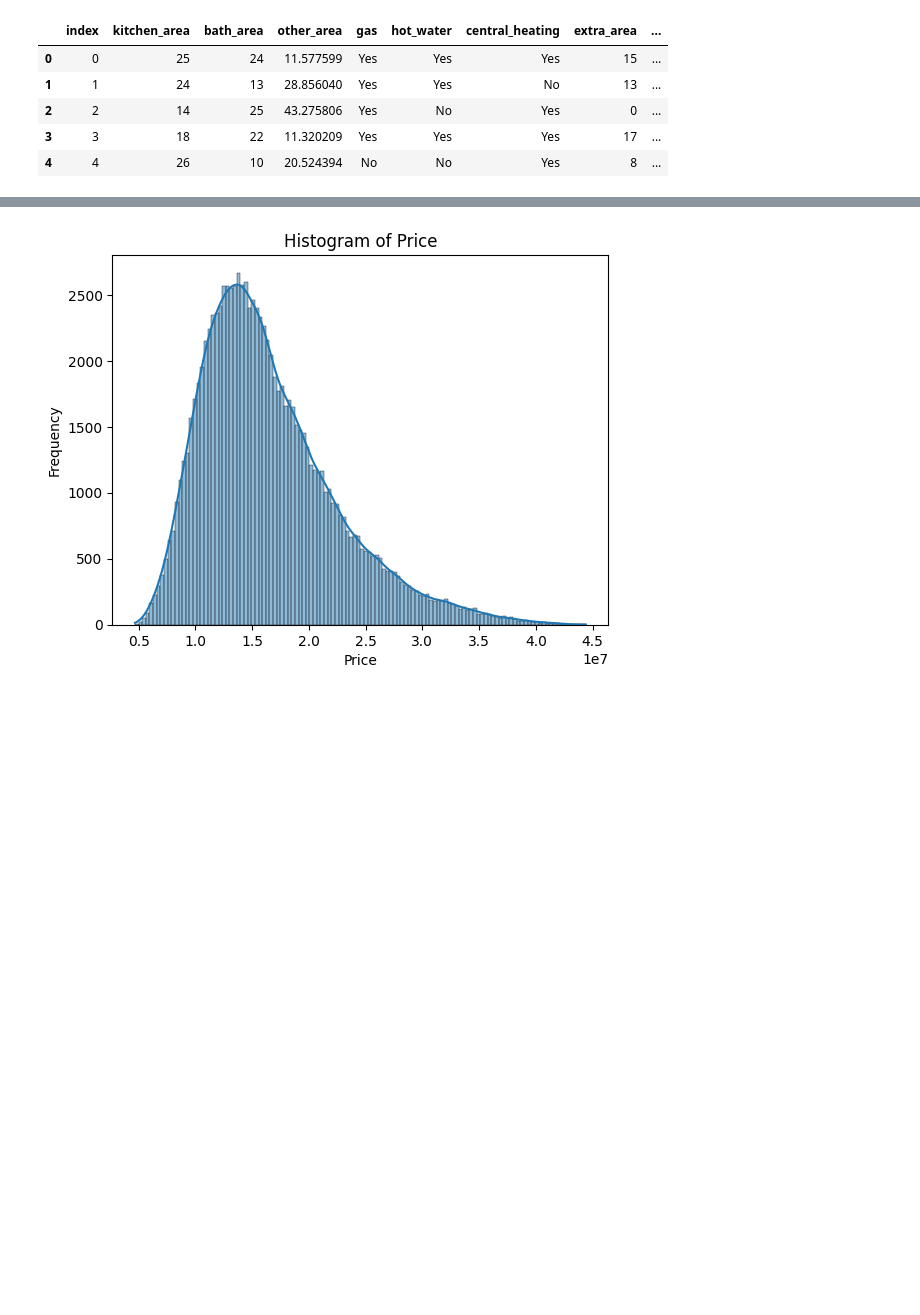
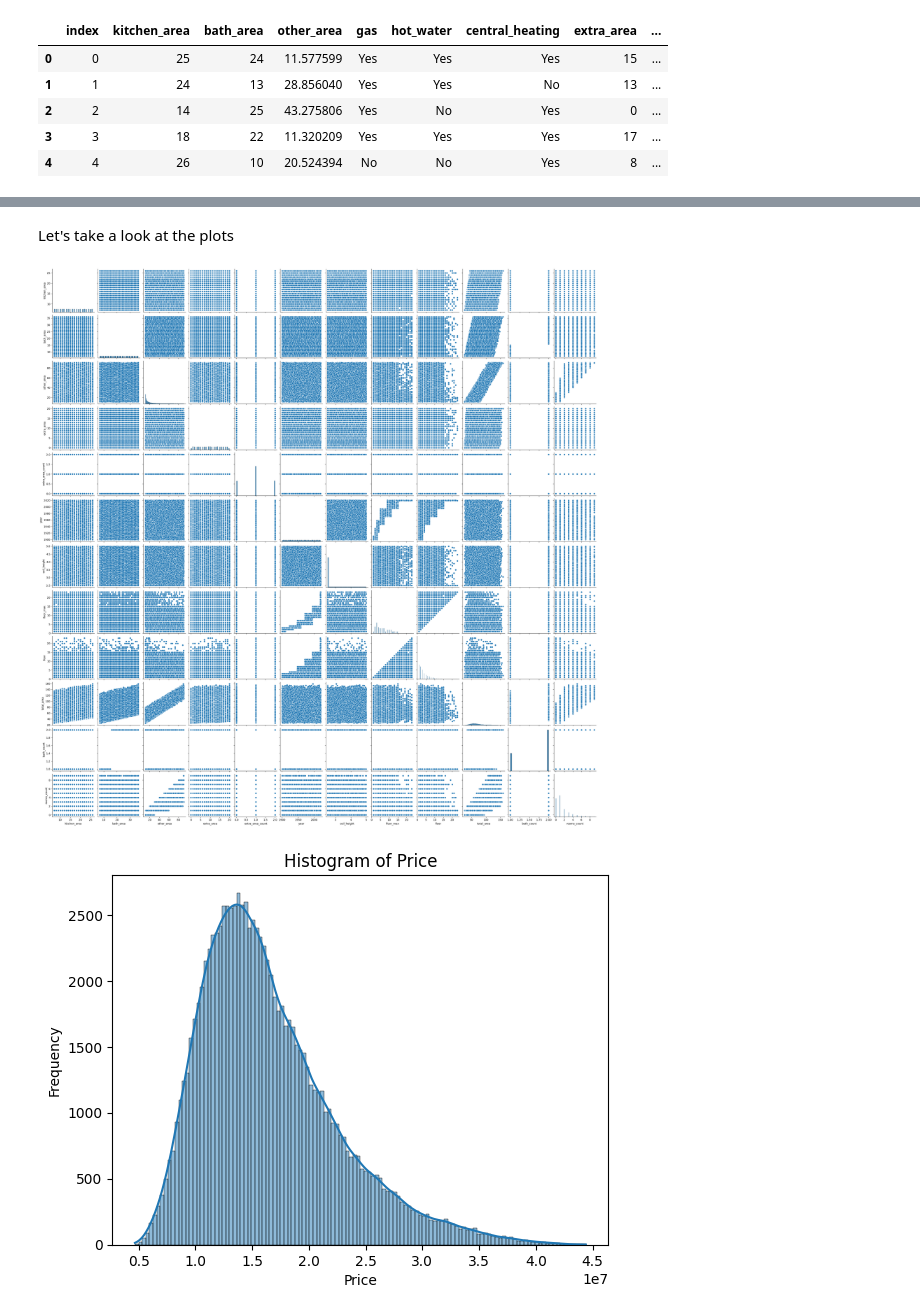
Before and after one commit to akulkaTimeSquare/itmo, a Jupyter notebook: ident/lab3/note.ipynb, the cells around one changed output, grey strips where cells are left out. Saved outputs shown, nothing was run; the diff lists cells and outputs as text; code cells hidden in the pictures; blank space fills up the shorter version.

```diff
--- a/ident/lab3/note.ipynb
+++ b/ident/lab3/note.ipynb
@@ -54,5 +60,3 @@ data.describe()
 | 50% | 49999.500000 | 16.000000 | 21.000000 | 18.901809 | 10.000000 | 1.000000 | 1960.000000 | 2.510000 | ... |
 | 75% | 74999.250000 | 21.000000 | 29.000000 | 36.874833 | 15.000000 | 2.000000 | 1990.000000 | 3.750000 | ... |
 | max | 99999.000000 | 26.000000 | 36.000000 | 90.999638 | 20.000000 | 2.000000 | 2020.000000 | 5.000000 | ... |
-# %%
-data['price_per_m2'] = data['price'] / data['total_area']
@@ -59,3 +66,9 @@ data['price_per_m2'] = data['price'] / data['total_area']
+# %% [markdown]
+Let's take a look at the plots
+# %%
+sns.pairplot(data[numeric]);
+# %% [output]
+[figure, added]
 # %%
 sns.histplot(data=data, x='price', kde=True)
 plt.title('Histogram of Price')
```
Also changed, not shown: parts of 44 cells of this notebook, 8 other files.
